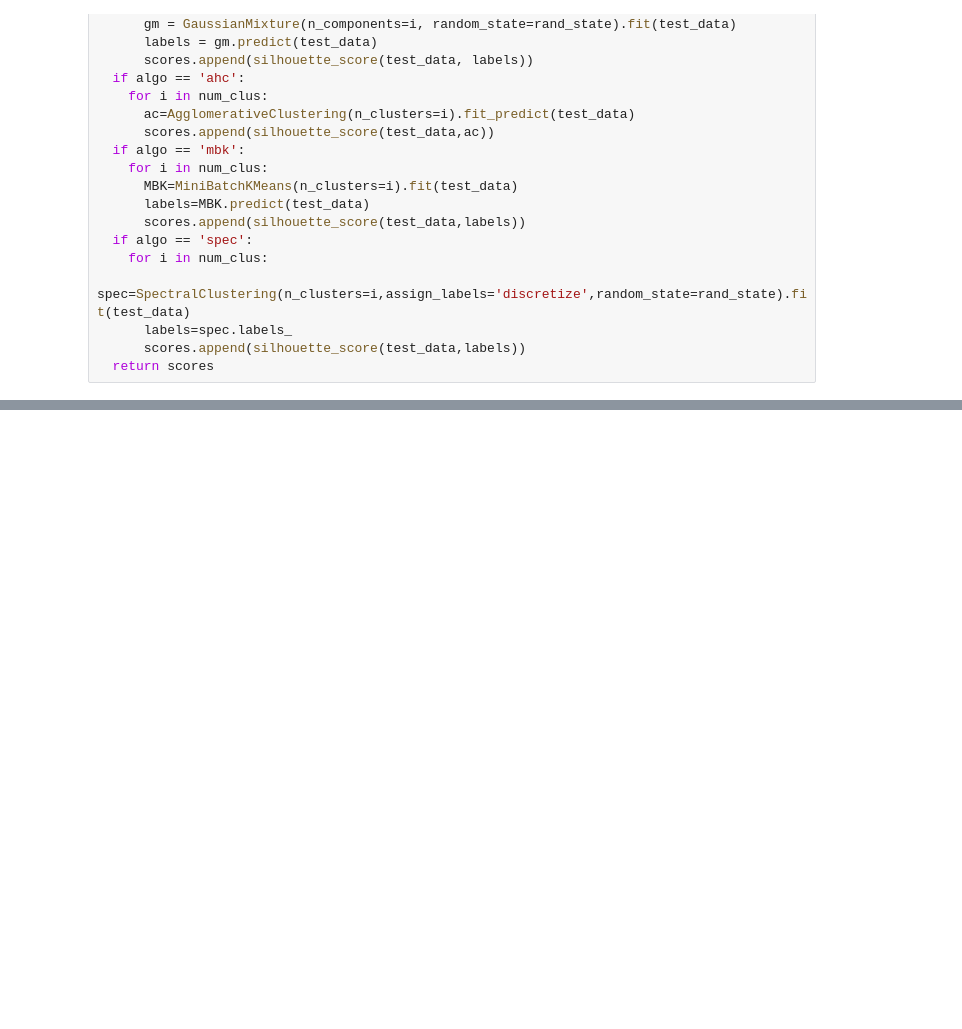
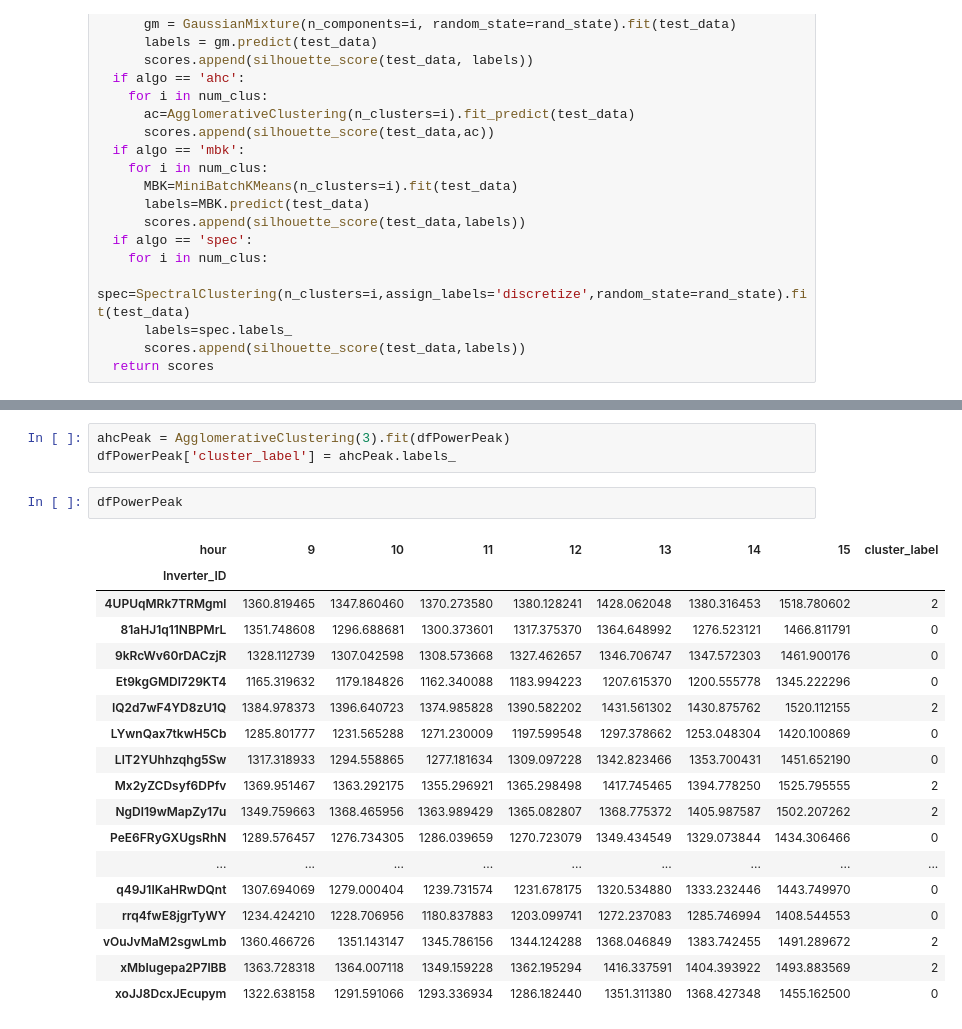
Before and after one commit to mx-hxh/colab-solar, a Jupyter notebook: Colab-Solar-Analysis-on-Solar-Plant-Output.ipynb, the cells around one changed output, grey strips where cells are left out. Saved outputs shown, nothing was run; the diff lists cells and outputs as text; blank space fills up the shorter version.

```diff
--- a/Colab-Solar-Analysis-on-Solar-Plant-Output.ipynb
+++ b/Colab-Solar-Analysis-on-Solar-Plant-Output.ipynb
@@ -677,0 +737,24 @@ sns.lineplot(data=rand_km_res, x='num_clusters', y='test_scores', hue='rand_stat
+# %%
+ahcPeak = AgglomerativeClustering(3).fit(dfPowerPeak)
+dfPowerPeak['cluster_label'] = ahcPeak.labels_
+# %%
+dfPowerPeak
+# %% [output]
+| hour | 9 | 10 | 11 | 12 | 13 | 14 | 15 | cluster_label |
+| Inverter_ID |  |  |  |  |  |  |  |  |
+| 4UPUqMRk7TRMgml | 1360.819465 | 1347.860460 | 1370.273580 | 1380.128241 | 1428.062048 | 1380.316453 | 1518.780602 | 2 |
+| 81aHJ1q11NBPMrL | 1351.748608 | 1296.688681 | 1300.373601 | 1317.375370 | 1364.648992 | 1276.523121 | 1466.811791 | 0 |
+| 9kRcWv60rDACzjR | 1328.112739 | 1307.042598 | 1308.573668 | 1327.462657 | 1346.706747 | 1347.572303 | 1461.900176 | 0 |
+| Et9kgGMDl729KT4 | 1165.319632 | 1179.184826 | 1162.340088 | 1183.994223 | 1207.615370 | 1200.555778 | 1345.222296 | 0 |
+| IQ2d7wF4YD8zU1Q | 1384.978373 | 1396.640723 | 1374.985828 | 1390.582202 | 1431.561302 | 1430.875762 | 1520.112155 | 2 |
+| LYwnQax7tkwH5Cb | 1285.801777 | 1231.565288 | 1271.230009 | 1197.599548 | 1297.378662 | 1253.048304 | 1420.100869 | 0 |
+| LlT2YUhhzqhg5Sw | 1317.318933 | 1294.558865 | 1277.181634 | 1309.097228 | 1342.823466 | 1353.700431 | 1451.652190 | 0 |
+| Mx2yZCDsyf6DPfv | 1369.951467 | 1363.292175 | 1355.296921 | 1365.298498 | 1417.745465 | 1394.778250 | 1525.795555 | 2 |
+| NgDl19wMapZy17u | 1349.759663 | 1368.465956 | 1363.989429 | 1365.082807 | 1368.775372 | 1405.987587 | 1502.207262 | 2 |
+| PeE6FRyGXUgsRhN | 1289.576457 | 1276.734305 | 1286.039659 | 1270.723079 | 1349.434549 | 1329.073844 | 1434.306466 | 0 |
+| ... | ... | ... | ... | ... | ... | ... | ... | ... |
+| q49J1IKaHRwDQnt | 1307.694069 | 1279.000404 | 1239.731574 | 1231.678175 | 1320.534880 | 1333.232446 | 1443.749970 | 0 |
+| rrq4fwE8jgrTyWY | 1234.424210 | 1228.706956 | 1180.837883 | 1203.099741 | 1272.237083 | 1285.746994 | 1408.544553 | 0 |
+| vOuJvMaM2sgwLmb | 1360.466726 | 1351.143147 | 1345.786156 | 1344.124288 | 1368.046849 | 1383.742455 | 1491.289672 | 2 |
+| xMbIugepa2P7lBB | 1363.728318 | 1364.007118 | 1349.159228 | 1362.195294 | 1416.337591 | 1404.393922 | 1493.883569 | 2 |
+| xoJJ8DcxJEcupym | 1322.638158 | 1291.591066 | 1293.336934 | 1286.182440 | 1351.311380 | 1368.427348 | 1455.162500 | 0 |
```
Also changed, not shown: parts of 16 cells of this notebook.
